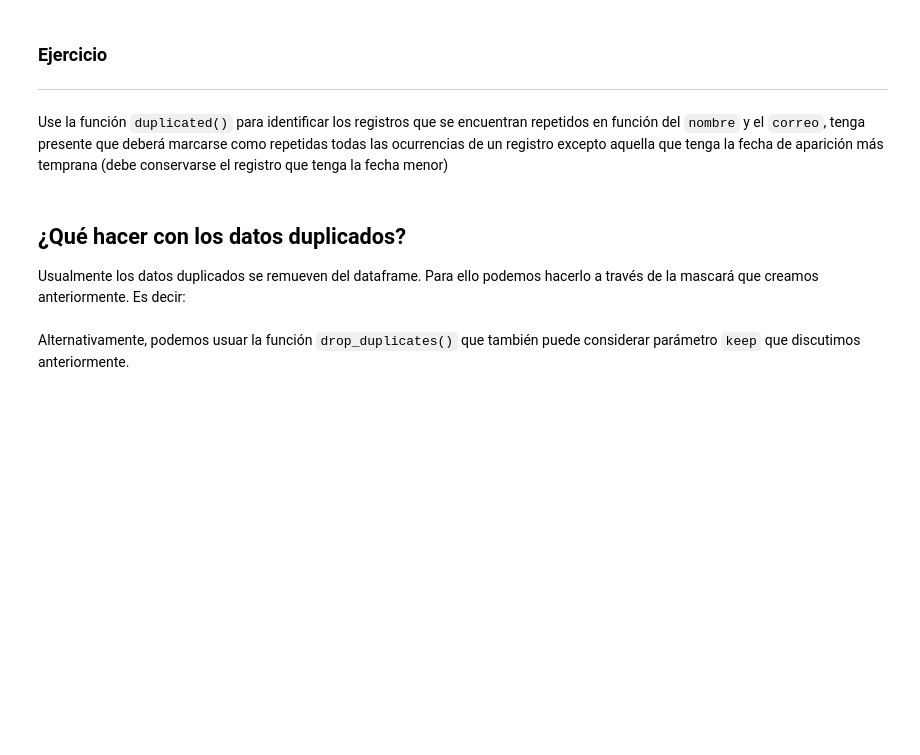
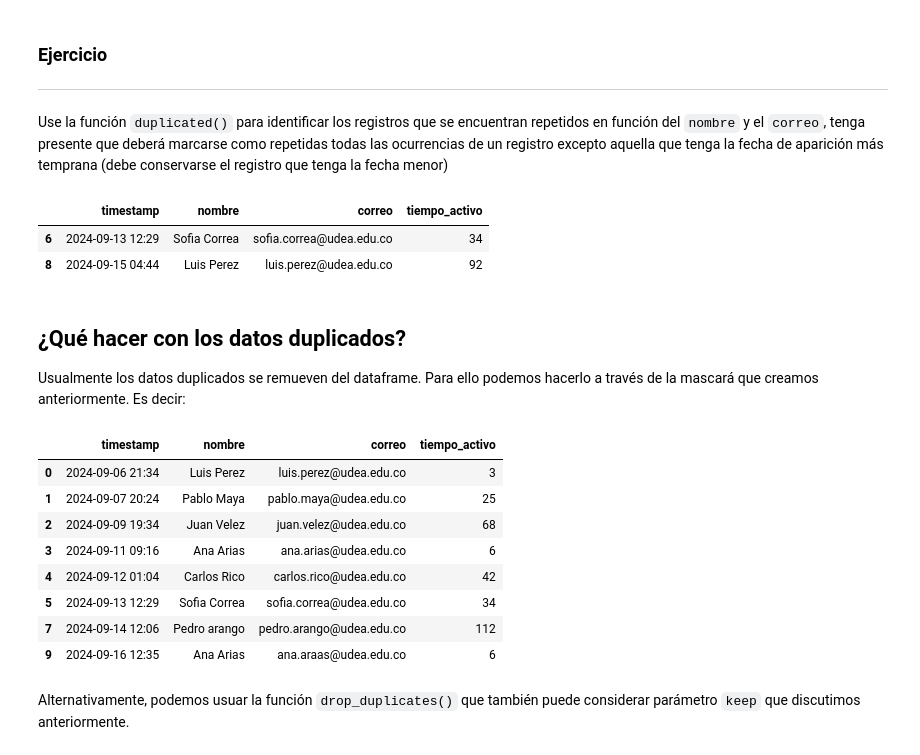
Before and after one commit to amorelo01/IA_UdeA_AndresZ, a Jupyter notebook: M3_S1_DatosFaltantesDuplicados.ipynb, the cells around one changed output. Cells and saved outputs as stored; diff of their text form; code cells hidden in the pictures; blank space fills up the shorter version.

```diff
--- a/M3_S1_DatosFaltantesDuplicados.ipynb
+++ b/M3_S1_DatosFaltantesDuplicados.ipynb
@@ -121,3 +134,16 @@ Use la función `duplicated()` para identificar los registros que se encuentran
+# %%
+# Escriba aquí su respuesta
+df = df_original.copy()
+df.sort_values(by='timestamp', ascending=True, inplace=True)
+df.reset_index(drop=True,inplace=True)
+
+# create mask
+mask = df.duplicated(subset=['nombre', 'correo'], keep='first')
+df[mask]
+# %% [output]
+|  | timestamp | nombre | correo | tiempo_activo |
+| 6 | 2024-09-13 12:29 | Sofia Correa | sofia.correa@udea.edu.co | 34 |
+| 8 | 2024-09-15 04:44 | Luis Perez | luis.perez@udea.edu.co | 92 |
 # %% [markdown]
 ## <font color='8EC044'> **¿Qué hacer con los datos duplicados?** </font>
 
@@ -125,10 +151,21 @@ Usualmente los datos duplicados se remueven del dataframe. Para ello podemos hac
 # %%
 # Por defecto mantiene el primer registro y elimina las demás duplicados
 df = df_original.copy()
+df.sort_values(by='timestamp', ascending=True, inplace=True)
+df.reset_index(drop=True,inplace=True)
 mask = df.duplicated(subset=['nombre', "correo"])
-mask
 dfsinduplicados1 = df[~mask]
 dfsinduplicados1
+# %% [output]
+|  | timestamp | nombre | correo | tiempo_activo |
+| 0 | 2024-09-06 21:34 | Luis Perez | luis.perez@udea.edu.co | 3 |
+| 1 | 2024-09-07 20:24 | Pablo Maya | pablo.maya@udea.edu.co | 25 |
+| 2 | 2024-09-09 19:34 | Juan Velez | juan.velez@udea.edu.co | 68 |
+| 3 | 2024-09-11 09:16 | Ana Arias | ana.arias@udea.edu.co | 6 |
+| 4 | 2024-09-12 01:04 | Carlos Rico | carlos.rico@udea.edu.co | 42 |
+| 5 | 2024-09-13 12:29 | Sofia Correa | sofia.correa@udea.edu.co | 34 |
+| 7 | 2024-09-14 12:06 | Pedro arango | pedro.arango@udea.edu.co | 112 |
+| 9 | 2024-09-16 12:35 | Ana Arias | ana.araas@udea.edu.co | 6 |
 # %% [markdown]
 Alternativamente, podemos usuar la función `drop_duplicates()` que también puede considerar parámetro `keep` que discutimos anteriormente.
 # %%
```
Also changed, not shown: parts of 29 cells of this notebook.
